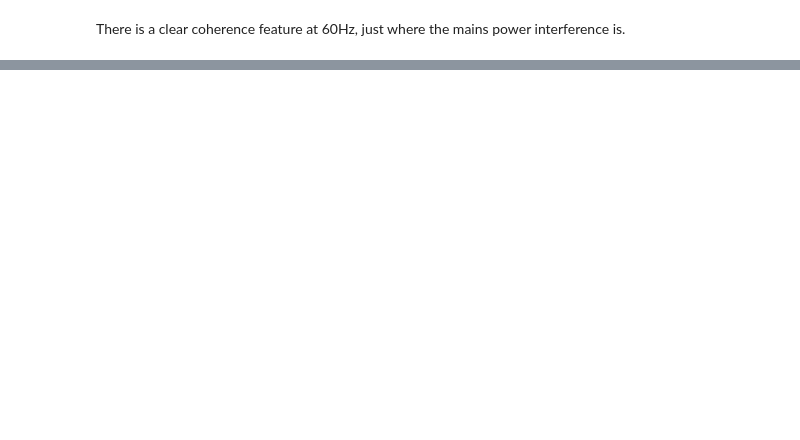
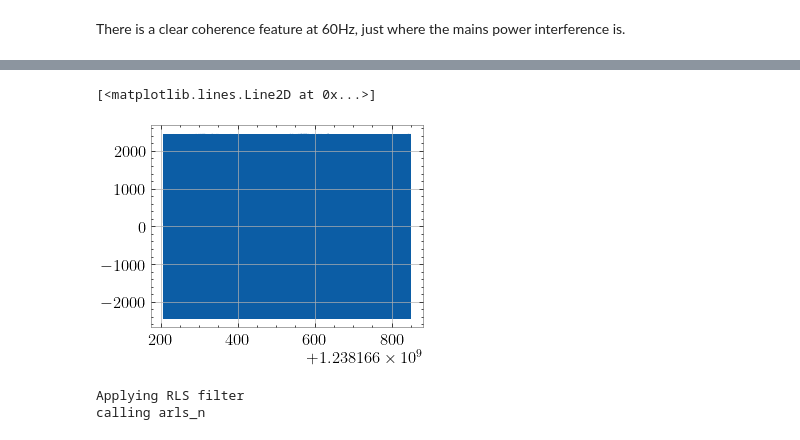
Before and after one commit to UniMelb-NSGW/ANC, a Jupyter notebook: notebooks/demo.ipynb, the cells around one changed output, grey strips where cells are left out. Cells and saved outputs as stored; diff of their text form; code cells hidden in the pictures; blank space fills up the shorter version.

```diff
--- a/notebooks/demo.ipynb
+++ b/notebooks/demo.ipynb
@@ -213,0 +236,15 @@ There is a clear coherence feature at 60Hz, just where the mains power interfere
+# %%
+plt.plot(PEM_data_bandpassed.times, PEM_data_bandpassed.value)
+# %% [output]
+[<matplotlib.lines.Line2D at 0x...>]
+[figure, added]
+# %%
+# Apply RLS filter
+print("Applying RLS filter")
+lambda_val = 0.99
+order = 36
+print("calling arls_n")
+c_RLS, _, _,_= arls_n(strain_data_bandpassed.value, PEM_data_bandpassed.value, order, lambda_val) # cancelled, adap, fit, P
+# %% [output]
+Applying RLS filter
+calling arls_n
```
Also changed, not shown: parts of 10 cells of this notebook, 2 other files.
